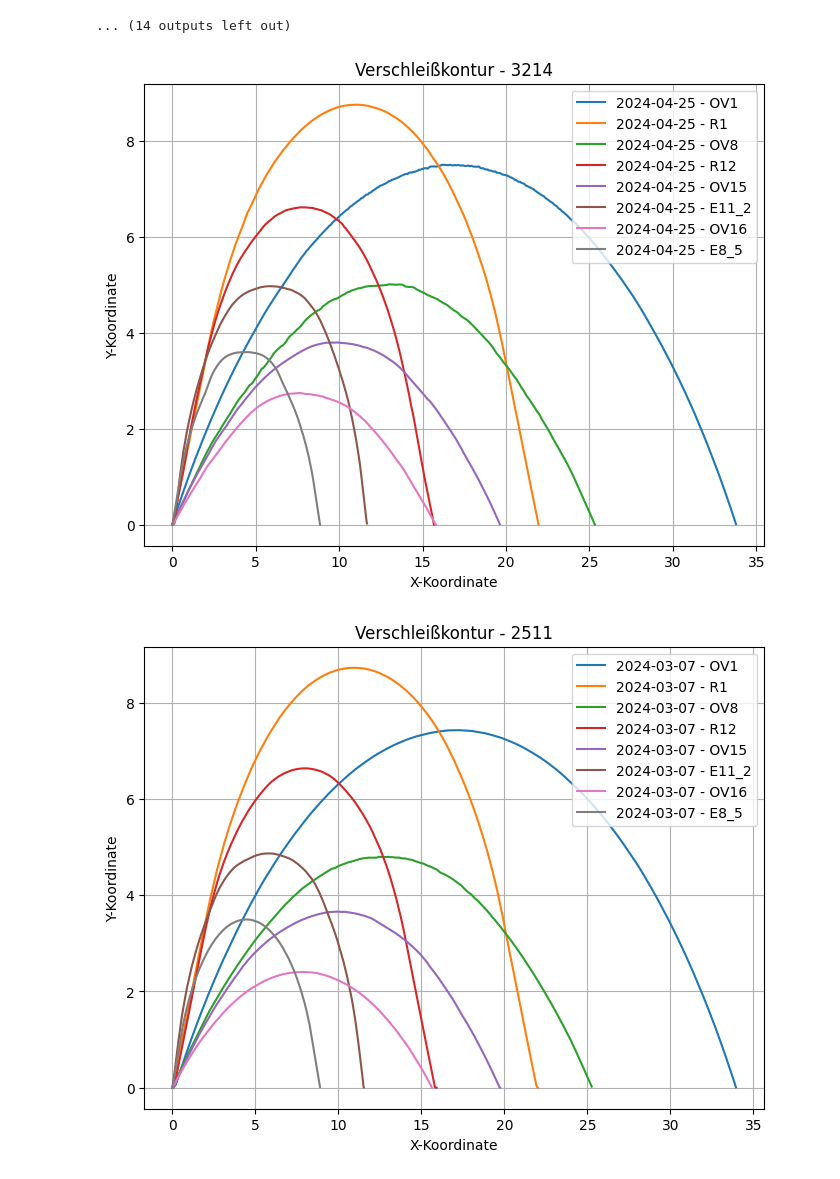
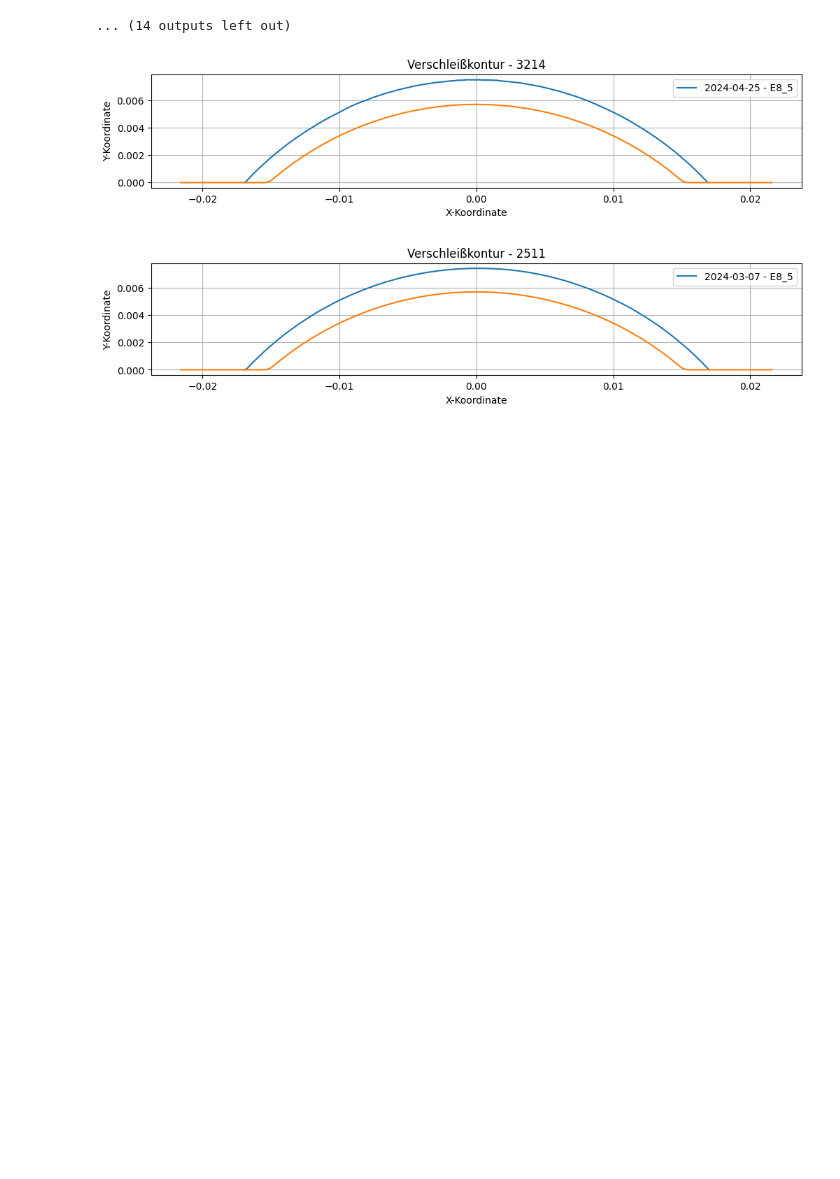
Before and after one commit to ChRen95/phd-thesis-fitting-wear-coefficient, a Jupyter notebook: coefficient_fitting.ipynb, the cells around one changed output. Saved outputs shown, nothing was run; the diff lists cells and outputs as text; code cells hidden in the pictures; blank space fills up the shorter version.

Commit message:
including wear data anlysis

```diff
--- a/coefficient_fitting.ipynb
+++ b/coefficient_fitting.ipynb
@@ -137,26 +138,30 @@ def pillars_wear_length(roll: pr.RollPass.Roll) -> np.ndarray:
 # %%
 root_dir = Path.cwd()
 wear_data_dir = root_dir / "wear_data"
 
 for file in wear_data_dir.iterdir():
     with open(file, "r") as file:
-       data = json.load(file)
-
-    plt.figure(figsize=(8, 6))
+        data = json.load(file)
+    ov1_groove: pr.CircularOvalGroove = pr.CircularOvalGroove(
+        depth=5.7e-3,
+        r1=1e-3,
+        r2=23e-3,
+    )
+    fig, ax = plt.subplots(figsize=(12, 8))
 
     for entry in data["wear_data"]:
-        x_values = [point["x"] for point in entry["wear_contour"]]
-        y_values = [point["y"] for point in entry["wear_contour"]]
-
-        plt.title("Verschleißkontur - " + str(entry["tonnage"]))
-        plt.plot(x_values, y_values, label=f"{entry['date']} - {entry['groove']}")
-
-    plt.xlabel("X-Koordinate")
-    plt.ylabel("Y-Koordinate")
-
-    plt.legend()
-    plt.grid(True)
-    plt.show()
+        if entry['groove'] == 'OV1':
+            x_values = np.array([point["x"]* 1e-3 for point in entry["wear_contour"]])
+            y_values = np.array([point["y"]* 1e-3 for point in entry["wear_contour"]])
+            x_values_shifted = x_values - max(x_values) / 2
+    ax.plot(x_values_shifted, y_values, label=f"{entry['date']} - {entry['groove']}")
+    ax.set_title("Verschleißkontur - " + str(entry["tonnage"]))
+    ax.plot(*ov1_groove.contour_line.xy)
+    ax.set_xlabel("X-Koordinate")
+    ax.set_ylabel("Y-Koordinate")
+    ax.set_aspect("equal")
+    ax.legend()
+    ax.grid(True)
 # %% [output]
-[figure, old version]
+[figure, new version]
-[figure, old version]
+[figure, new version]
```
Also changed, not shown: parts of 3 cells of this notebook.
